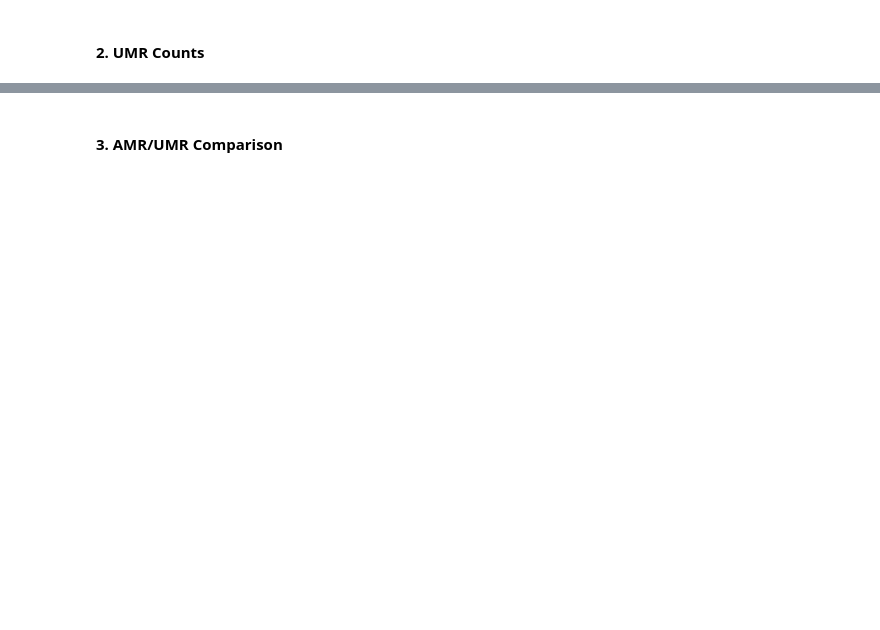
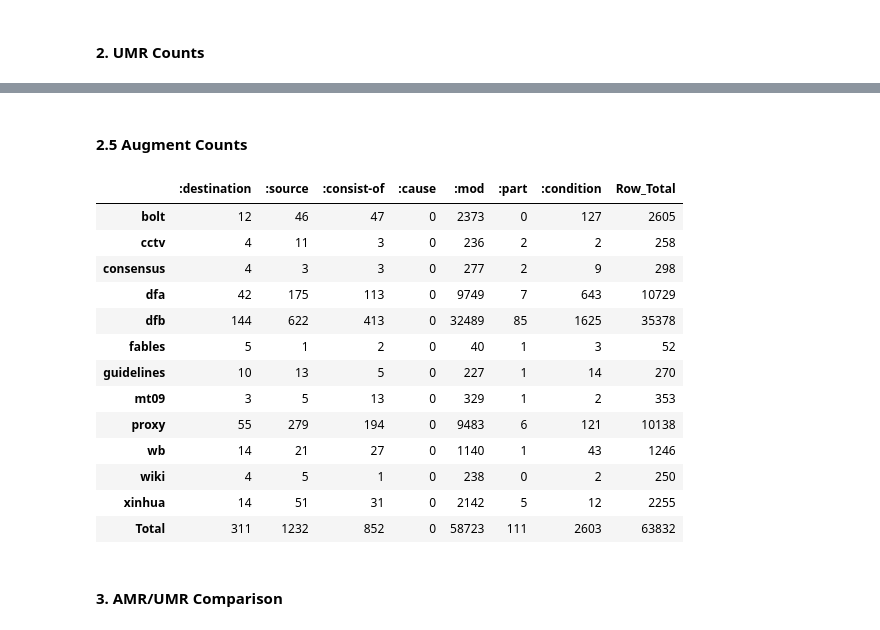
Before and after one commit to clairepost/AMRtoUMR, a Jupyter notebook: Final Project.ipynb, the cells around one changed output, grey strips where cells are left out. Drawn from its saved outputs; the diff is of its cells as text; code cells hidden in the pictures; blank space fills up the shorter version.

```diff
--- a/Final Project.ipynb
+++ b/Final Project.ipynb
@@ -24,8 +24,11 @@ from animacyParser import parse_animacy_runner
 umr_files = {}
 amr_files = {}
 
-umr_path = os.getcwd() + '/UMR-data-english'
-amr_path = os.getcwd() + '/AMR-data-english'
+# umr_path = os.getcwd() + '/UMR-data-english'
+# amr_path = os.getcwd() + '/AMR-data-english'
+
+umr_path = os.path.join(os.getcwd(), 'raw_data', 'UMR-data-english')
+amr_path = os.path.join(os.getcwd(), 'raw_data', 'AMR-data-english')
 
 for f in os.listdir(umr_path):
     file1 = open(umr_path + '/' + f, 'r')
@@ -220,6 +334,21 @@ def get_all_counts(roles_set, files_dict):
             roles_dict[role] = len(re.findall(r'{0}\s'.format(re.escape(role)), files_dict[f]))
         files_counts[file_map[f]] = roles_dict
     return files_counts
+# %%
+def get_all_counts_augment(roles_set, files_dict):
+    #gets all the counts for all the items in a set of roles for all the files in files_dict
+    #returns a dict with file names for keys with value of roles_ict with new counts
+    roles_dict = dict.fromkeys(roles_set,0)
+    files_counts = {}
+    for f in files_dict.keys():
+        if f == '.DS_Store':
+            continue  # Skip system files
+        #dict of amr roles to find
+        roles_dict = roles_dict.copy()# reset the values at each iteration (dicts are mutable)
+        for role in roles_dict.keys():
+            roles_dict[role] = len(re.findall(r'{0}\s'.format(re.escape(role)), files_dict[f]))
+        files_counts[file_map_a[f]] = roles_dict
+    return files_counts
 # %% [markdown]
 #### 1. AMR Counts
 # %%
@@ -255,3 +384,26 @@ display(umr_counts_df)
+# %% [markdown]
+#### 2.5 Augment Counts
+# %%
+augment_files_counts = get_all_counts_augment(amr_roles, augment_files)
+augment_counts_df = pd.DataFrame.from_dict(augment_files_counts, orient='index')
+augment_counts_df.loc['Total'] = augment_counts_df.sum()
+augment_counts_df.loc[:,'Row_Total'] = augment_counts_df.sum(axis=1)
+display(augment_counts_df)
+# %% [output]
+|  | :destination | :source | :consist-of | :cause | :mod | :part | :condition | Row_Total |
+| bolt | 12 | 46 | 47 | 0 | 2373 | 0 | 127 | 2605 |
+| cctv | 4 | 11 | 3 | 0 | 236 | 2 | 2 | 258 |
+| consensus | 4 | 3 | 3 | 0 | 277 | 2 | 9 | 298 |
+| dfa | 42 | 175 | 113 | 0 | 9749 | 7 | 643 | 10729 |
+| dfb | 144 | 622 | 413 | 0 | 32489 | 85 | 1625 | 35378 |
+| fables | 5 | 1 | 2 | 0 | 40 | 1 | 3 | 52 |
+| guidelines | 10 | 13 | 5 | 0 | 227 | 1 | 14 | 270 |
+| mt09 | 3 | 5 | 13 | 0 | 329 | 1 | 2 | 353 |
+| proxy | 55 | 279 | 194 | 0 | 9483 | 6 | 121 | 10138 |
+| wb | 14 | 21 | 27 | 0 | 1140 | 1 | 43 | 1246 |
+| wiki | 4 | 5 | 1 | 0 | 238 | 0 | 2 | 250 |
+| xinhua | 14 | 51 | 31 | 0 | 2142 | 5 | 12 | 2255 |
+| Total | 311 | 1232 | 852 | 0 | 58723 | 111 | 2603 | 63832 |
 # %% [markdown]
 #### 3. AMR/UMR Comparison
 # %%
```
Also changed, not shown: parts of 10 cells of this notebook, 16 other files.
